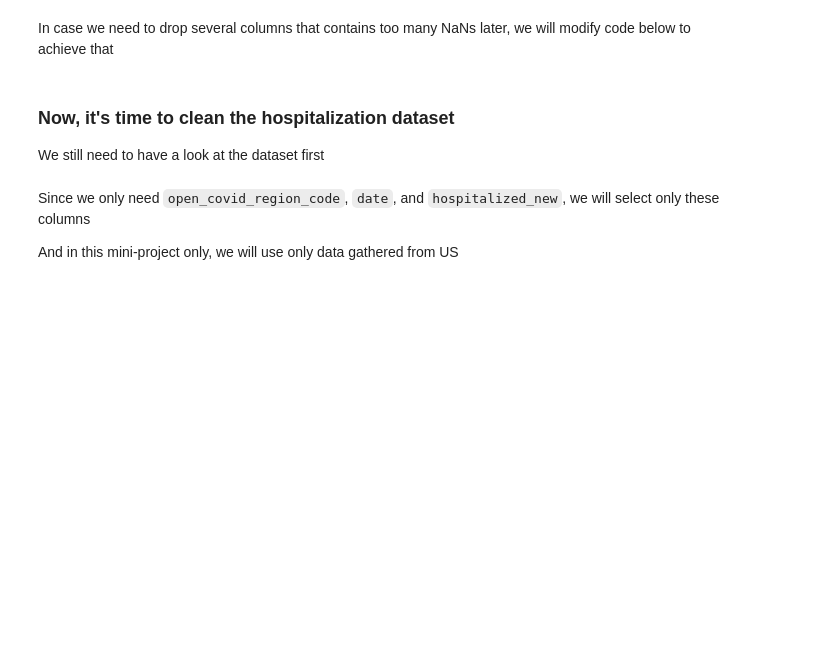
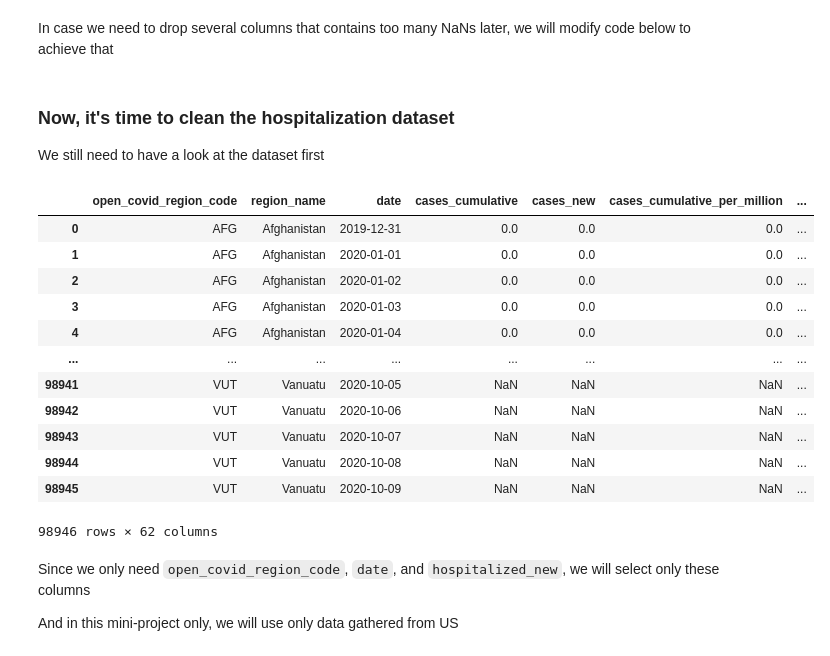
Before and after one commit to JumjieYang/COVID19-ML, a Jupyter notebook: process.ipynb, the cells around one changed output. Saved outputs shown, nothing was run; the diff lists cells and outputs as text; code cells hidden in the pictures; blank space fills up the shorter version.

```diff
--- a/process.ipynb
+++ b/process.ipynb
@@ -143,3 +122,19 @@ hospitalization_df.to_csv("hosp1.csv")
+# %%
+hospitalization_df
+# %% [output]
+|  | open_covid_region_code | region_name | date | cases_cumulative | cases_new | cases_cumulative_per_million | ... |
+| 0 | AFG | Afghanistan | 2019-12-31 | 0.0 | 0.0 | 0.0 | ... |
+| 1 | AFG | Afghanistan | 2020-01-01 | 0.0 | 0.0 | 0.0 | ... |
+| 2 | AFG | Afghanistan | 2020-01-02 | 0.0 | 0.0 | 0.0 | ... |
+| 3 | AFG | Afghanistan | 2020-01-03 | 0.0 | 0.0 | 0.0 | ... |
+| 4 | AFG | Afghanistan | 2020-01-04 | 0.0 | 0.0 | 0.0 | ... |
+| ... | ... | ... | ... | ... | ... | ... | ... |
+| 98941 | VUT | Vanuatu | 2020-10-05 | NaN | NaN | NaN | ... |
+| 98942 | VUT | Vanuatu | 2020-10-06 | NaN | NaN | NaN | ... |
+| 98943 | VUT | Vanuatu | 2020-10-07 | NaN | NaN | NaN | ... |
+| 98944 | VUT | Vanuatu | 2020-10-08 | NaN | NaN | NaN | ... |
+| 98945 | VUT | Vanuatu | 2020-10-09 | NaN | NaN | NaN | ... |
+98946 rows × 62 columns
 # %% [markdown]
 Since we only need `open_covid_region_code`, `date`, and `hospitalized_new`, we will select only these columns
 
```
Also changed, not shown: parts of 8 cells of this notebook, 2 other files.
